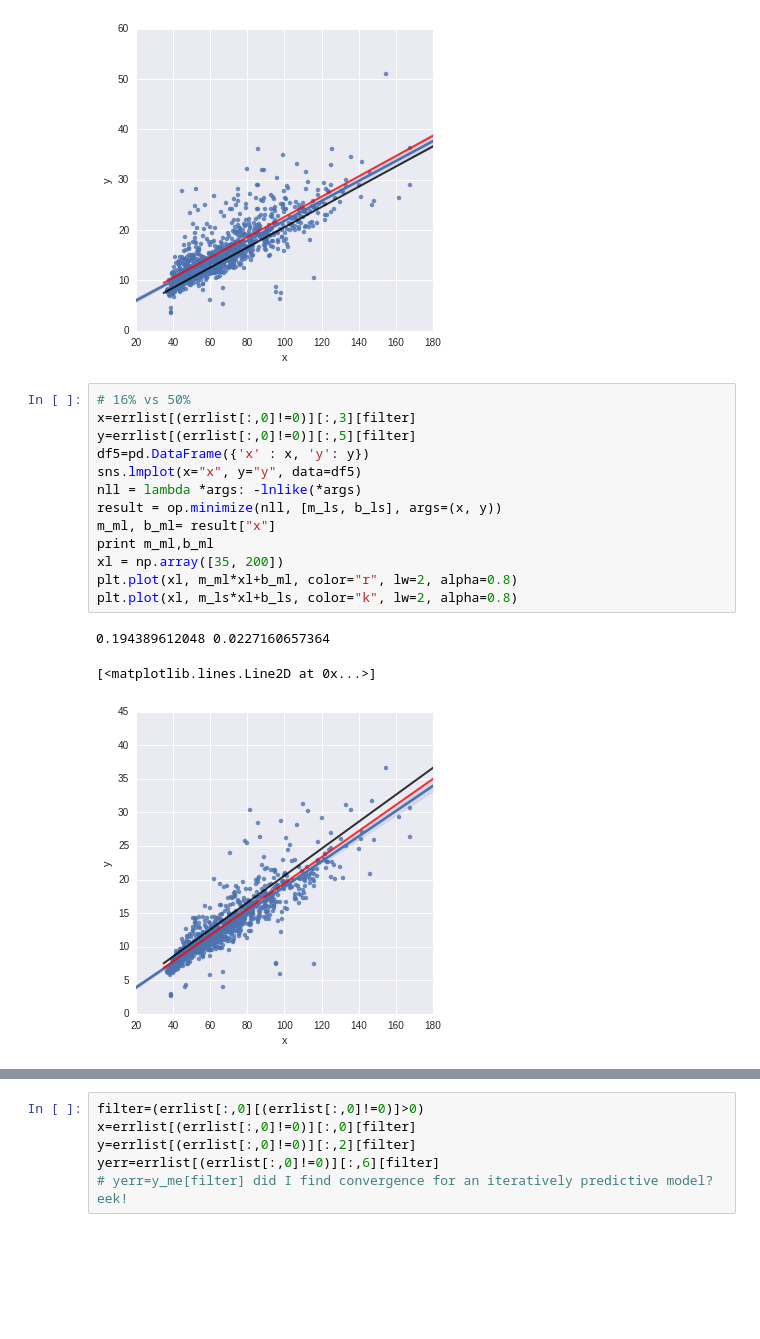
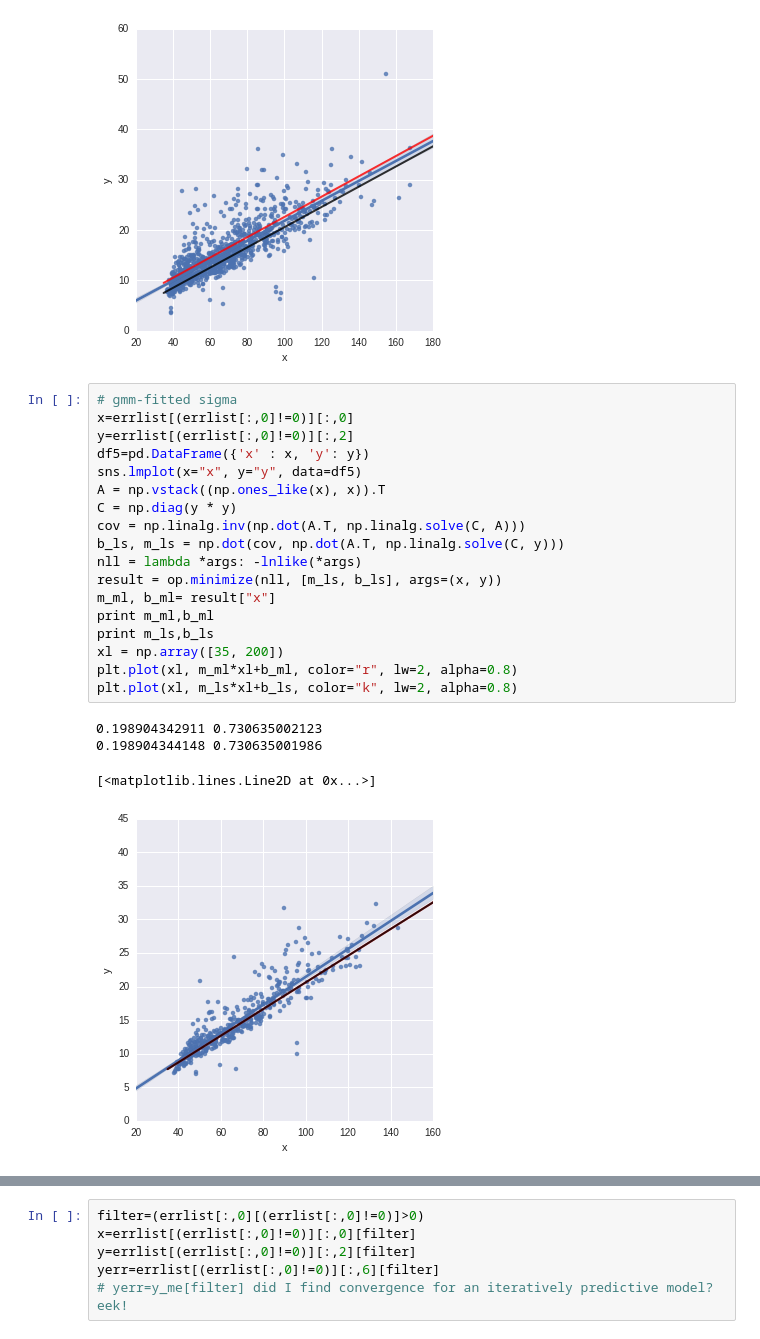
Before and after one commit to saint-germain/anisotropias, a Jupyter notebook: erroranalysis.ipynb, the cells around one changed output, grey strips where cells are left out. Saved outputs shown, nothing was run; the diff lists cells and outputs as text; blank space fills up the shorter version.

```diff
--- a/erroranalysis.ipynb
+++ b/erroranalysis.ipynb
@@ -231,19 +212,25 @@ plt.plot(xl, m_ls*xl+b_ls, color="k", lw=2, alpha=0.8)
 [<matplotlib.lines.Line2D at 0x...>]
 [figure]
 # %%
-# 16% vs 50%
-x=errlist[(errlist[:,0]!=0)][:,3][filter]
-y=errlist[(errlist[:,0]!=0)][:,5][filter]
+# gmm-fitted sigma
+x=errlist[(errlist[:,0]!=0)][:,0]
+y=errlist[(errlist[:,0]!=0)][:,2]
 df5=pd.DataFrame({'x' : x, 'y': y})
 sns.lmplot(x="x", y="y", data=df5)
+A = np.vstack((np.ones_like(x), x)).T
+C = np.diag(y * y)
+cov = np.linalg.inv(np.dot(A.T, np.linalg.solve(C, A)))
+b_ls, m_ls = np.dot(cov, np.dot(A.T, np.linalg.solve(C, y)))
 nll = lambda *args: -lnlike(*args)
 result = op.minimize(nll, [m_ls, b_ls], args=(x, y))
 m_ml, b_ml= result["x"]
 print m_ml,b_ml
+print m_ls,b_ls
 xl = np.array([35, 200])
 plt.plot(xl, m_ml*xl+b_ml, color="r", lw=2, alpha=0.8)
 plt.plot(xl, m_ls*xl+b_ls, color="k", lw=2, alpha=0.8)
 # %% [output]
-0.194389612048 0.0227160657364
+0.198904342911 0.730635002123
+0.198904344148 0.730635001986
 [<matplotlib.lines.Line2D at 0x...>]
-[figure, old version]
+[figure, new version]
```
Also changed, not shown: parts of 81 cells of this notebook.
